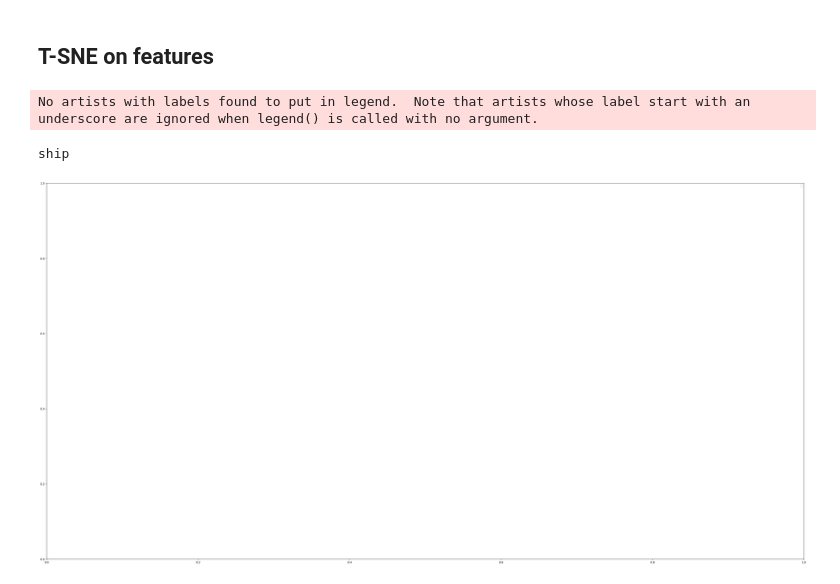
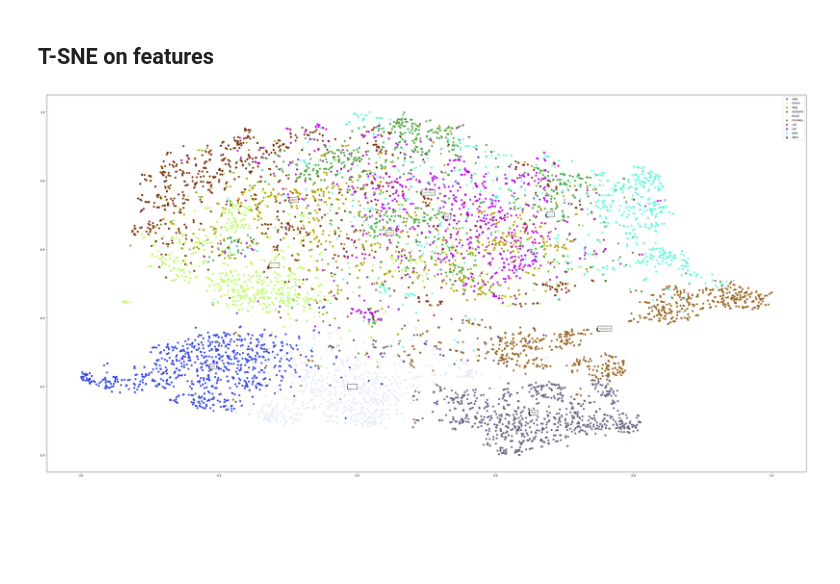
Before and after one commit to ajinkyakulkarni14/lightning-ssl, a Jupyter notebook: notebooks/show_features_distribution.ipynb, the cells around one changed output. Saved outputs shown, nothing was run; the diff lists cells and outputs as text; code cells hidden in the pictures; blank space fills up the shorter version.

```diff
--- a/notebooks/show_features_distribution.ipynb
+++ b/notebooks/show_features_distribution.ipynb
@@ -63,3 +60,6 @@ config_path = "/Users/riccardomusmeci/Developer/experiments/lightning-ssl/dino-v
+# %%
+ckpt_path = "PATH/TO/YOUR/CKPT/FILE"
+config_path = "PATH/TO/YOUR/CONFIG/FILE"
 # %% [markdown]
 ## **Loading model**
 # %%
@@ -103,7 +103,7 @@ transform = ValTransform(
 )
 
 val_dataset = SSLSTL10(
-    root="/Users/riccardomusmeci/Developer/data/stl10",
+    root="PATH/TO/STL10/DATASET",
     train=False,
     transform=transform
 )
@@ -157,37 +157,32 @@ for c in classes:
 
     k = 500 if len(indices) > 500 else len(indices)
     sample = random.sample(indices, k=k)
 
     # extract the coordinates of the points of this class only
     current_tx = np.take(tx, indices)
     current_ty = np.take(ty, indices)
     X = np.stack((np.take(tx, indices), np.take(ty, indices)), axis=1)
     kmeans = KMeans(n_clusters=1).fit(X=X)
     centers = kmeans.cluster_centers_[0]
 
     # convert the class color to matplotlib format
     color = colors_per_class[c]
-    for i in indices:
-        name = val_dataset.labels[i]
-        print(name)
-    break
+    name = val_dataset.labels[indices[0]]
 
     # add a scatter plot with the corresponding color and label
     ax.scatter(current_tx, current_ty, color=color, label=name)
 
     shift_x = random.uniform(-0.001, 0.001)
     shift_y = random.uniform(-0.001, 0.001)
     ax.scatter([centers[0]], [centers[1]], edgecolors="k", linewidth=2, color=color, s=200, alpha=1)
     ax.text(x=centers[0]+shift_x, y=centers[1]+shift_y, s=f"{name}", fontdict=dict(color=color,size=10), bbox=dict(facecolor='white', alpha=1))
 
 
 
 # build a legend using the labels we set previously
 ax.legend(loc='best')
 
 # finally, show the plot
 plt.show()
 # %% [output]
-No artists with labels found to put in legend.  Note that artists whose label start with an underscore are ignored when legend() is called with no argument.
-ship
-[figure, old version]
+[figure, new version]
```
Also changed, not shown: parts of 2 cells of this notebook, 1 other file.
